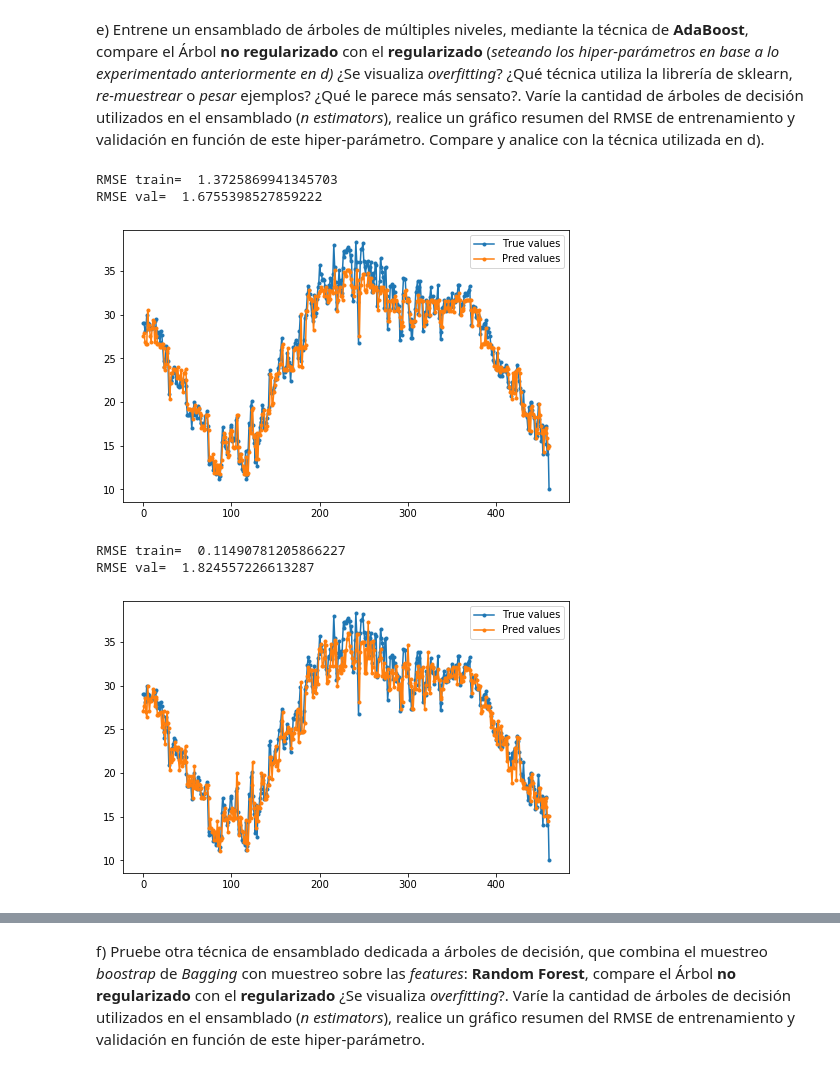
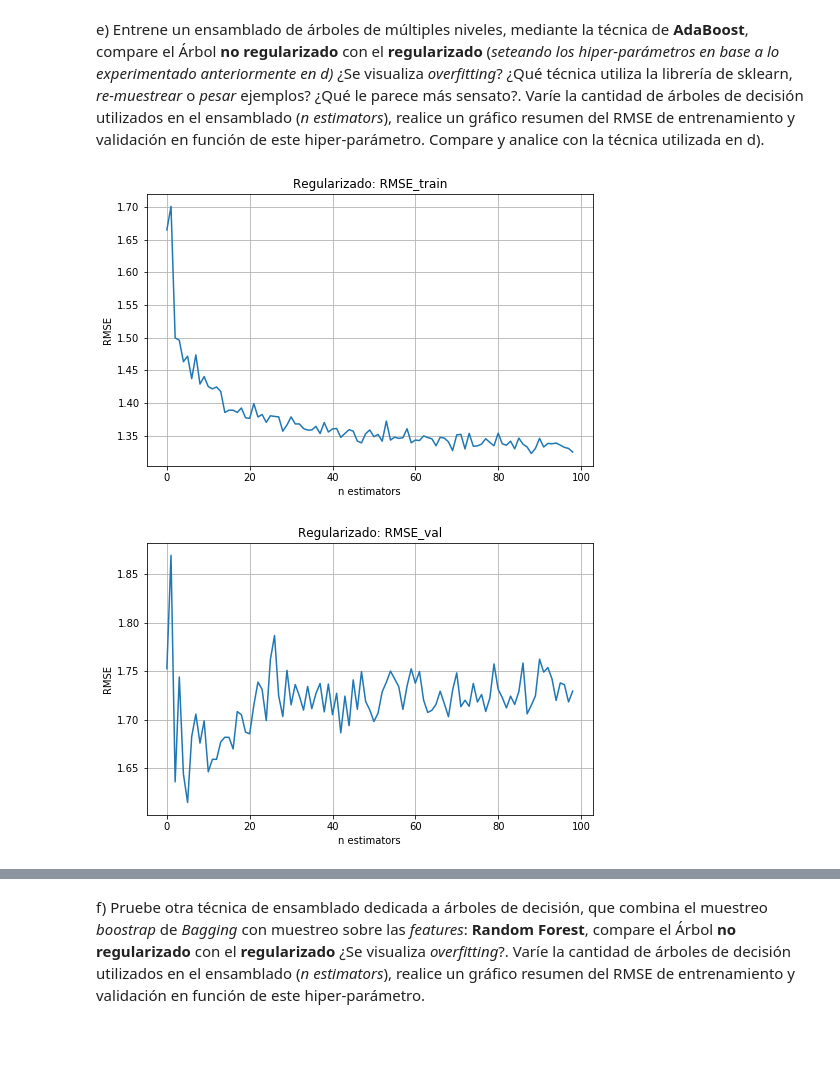
Before and after one commit to GVergaraD/Tarea3-INF393-II-2019, a Jupyter notebook: Tarea3-Sanchez-Vergara.ipynb, the cells around one changed output, grey strips where cells are left out. Drawn from its saved outputs; the diff is of its cells as text; code cells hidden in the pictures; blank space fills up the shorter version.

```diff
--- a/Tarea3-Sanchez-Vergara.ipynb
+++ b/Tarea3-Sanchez-Vergara.ipynb
@@ -207,39 +235,48 @@ e) Entrene un ensamblado de árboles de múltiples niveles, mediante la técnica
 # %%
 from sklearn.ensemble import AdaBoostRegressor
 #Regularizado
-model = AdaBoostRegressor(base_estimator=Tree(max_depth=5), n_estimators=20)
-model.fit(X_train,y_train)
-y_train_hat = model.predict(X_train)
-y_val_hat = model.predict(X_val)
-
-print("RMSE train= ",RMSE(y_train,y_train_hat))
-print("RMSE val= ",RMSE(y_val,y_val_hat))
-
-plt.figure(figsize=(8,5))
-plt.plot(y_val, '.-' ,label="True values")
-plt.plot(y_val_hat, '.-' ,label="Pred values")
-plt.legend()
-plt.show()
+rmse_train=[]
+rmse_val=[]
+for i in range(1,100):
+    model = AdaBoostRegressor(base_estimator=Tree(max_depth=5), n_estimators=i)
+    model.fit(X_train,y_train)
+    y_train_hat = model.predict(X_train)
+    y_val_hat = model.predict(X_val)
+    #print("n:estimators: " +str(i))
+    #print("\tRMSE train= ",RMSE(y_train,y_train_hat))
+    #print("\tRMSE val= ",RMSE(y_val,y_val_hat))
+    rmse_train.append(RMSE(y_train,y_train_hat))
+    rmse_val.append(RMSE(y_val,y_val_hat))
-# %% [output]
-RMSE train=  1.3725869941345703
-RMSE val=  1.6755398527859222
-[figure, removed]
+# %%
+plt.figure(figsize=(8,5))
+plt.plot(rmse_train)
+plt.title("Regularizado: RMSE_train")
+plt.ylabel("RMSE")
+plt.xlabel("n estimators")
+plt.grid()
+plt.show()
+
+plt.figure(figsize=(8,5))
+plt.plot(rmse_val)
+plt.title("Regularizado: RMSE_val")
+plt.ylabel("RMSE")
+plt.xlabel("n estimators")
+plt.grid()
+plt.show()
+# %% [output]
+[figure, added]
+[figure, added]
 # %%
 #No Regularizado
-model = AdaBoostRegressor(base_estimator=Tree(), n_estimators=20)
-model.fit(X_train,y_train)
-y_train_hat = model.predict(X_train)
-y_val_hat = model.predict(X_val)
-
-print("RMSE train= ",RMSE(y_train,y_train_hat))
-print("RMSE val= ",RMSE(y_val,y_val_hat))
-
-plt.figure(figsize=(8,5))
-plt.plot(y_val, '.-' ,label="True values")
-plt.plot(y_val_hat, '.-' ,label="Pred values")
-plt.legend()
-plt.show()
+rmse_train=[]
+rmse_val=[]
+for i in range(1,100):
+    model = AdaBoostRegressor(base_estimator=Tree(), n_estimators=i)
+    model.fit(X_train,y_train)
+    y_train_hat = model.predict(X_train)
+    y_val_hat = model.predict(X_val)
+    #print("n:estimators: " +str(i))
+    #print("\tRMSE train= ",RMSE(y_train,y_train_hat))
+    #print("\tRMSE val= ",RMSE(y_val,y_val_hat))
+    rmse_train.append(RMSE(y_train,y_train_hat))
+    rmse_val.append(RMSE(y_val,y_val_hat))
-# %% [output]
-RMSE train=  0.11490781205866227
-RMSE val=  1.824557226613287
-[figure, removed]
```
Also changed, not shown: parts of 15 cells of this notebook.
